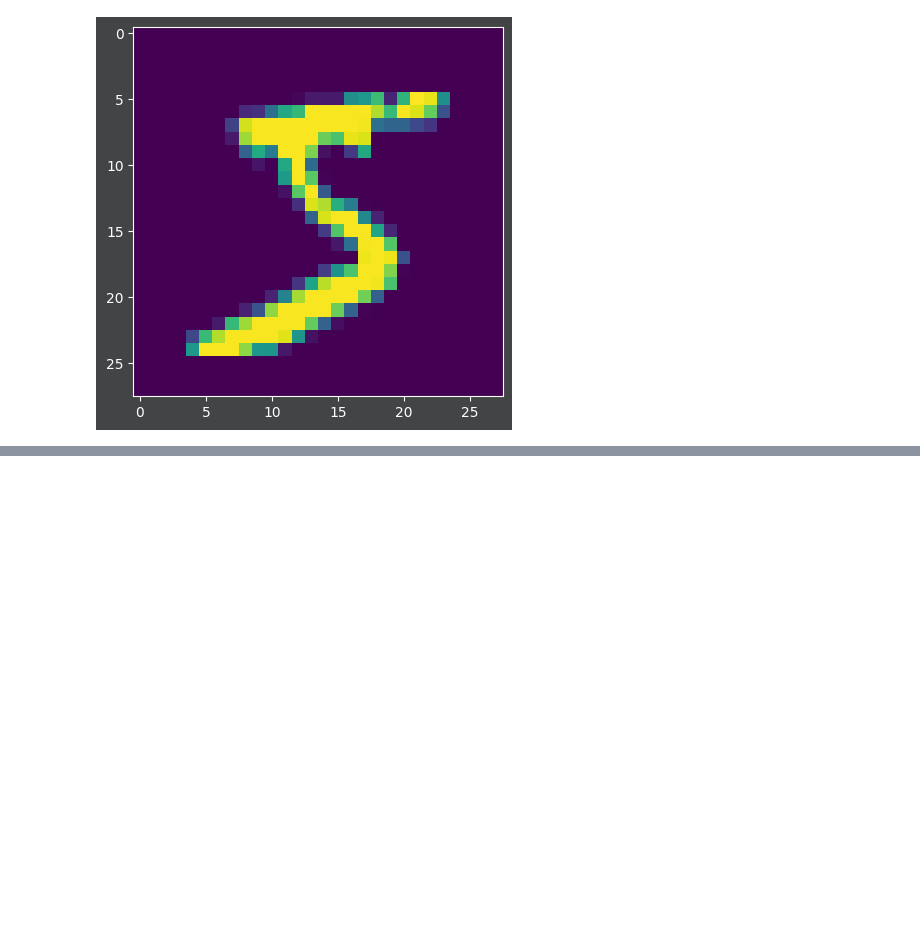
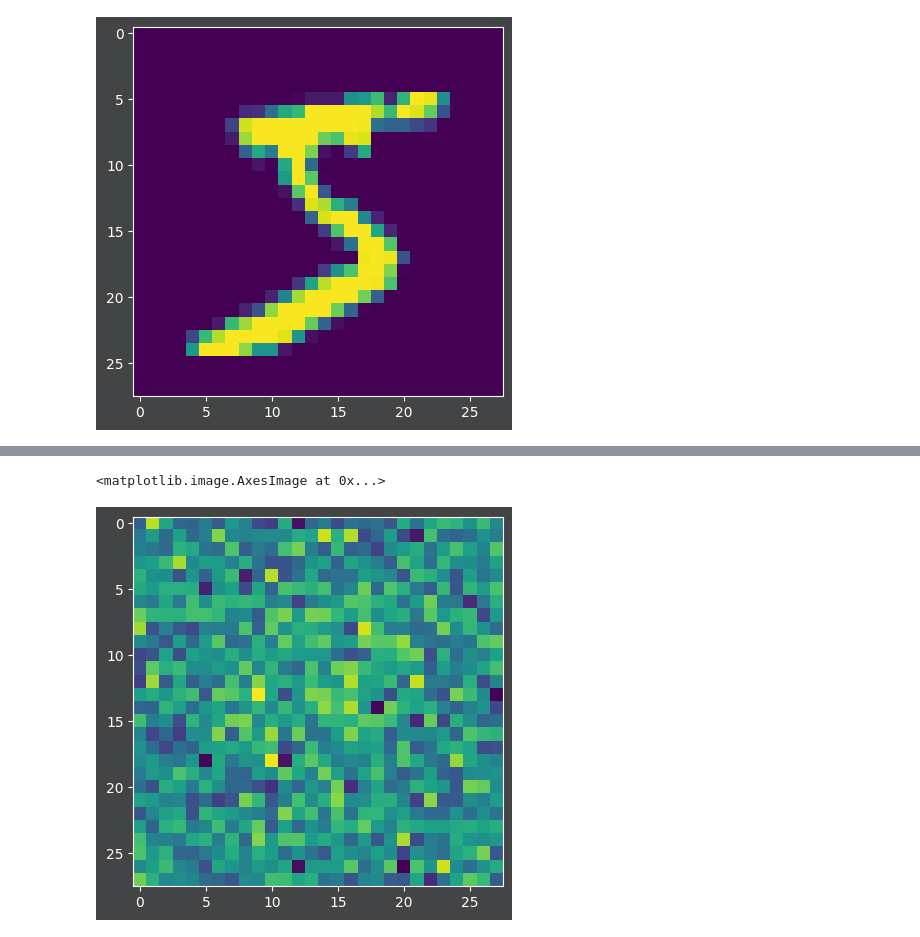
Before and after one commit to bogdankjastrzebski/BayesianDNNTrick, a Jupyter notebook: notebooks/BetterInvertibleNeuralNetworks.ipynb, the cells around one changed output, grey strips where cells are left out. Saved outputs shown, nothing was run; the diff lists cells and outputs as text; code cells hidden in the pictures; blank space fills up the shorter version.

```diff
--- a/BetterInvertibleNeuralNetworks.ipynb
+++ b/notebooks/BetterInvertibleNeuralNetworks.ipynb
@@ -306,4 +308,4 @@ def backward(params, Z, n=16):
     return Z
 # %%
 key = jax.random.PRNGKey(1022023)
-Z = jax.random.normal(key, shape=(1000,2))
+Z = jax.random.normal(key, shape=(8,784))
@@ -318,0 +312,2 @@ plt.scatter(X[:,0], X[:,1])
+# %%
+Xhat = backward(get_params(opt_state), Z, 16)
@@ -318,0 +326,5 @@ plt.scatter(X[:,0], X[:,1])
+# %%
+plt.imshow(Xhat[0, :].reshape(28,28))
+# %% [output]
+<matplotlib.image.AxesImage at 0x...>
+[figure, added]
```
Also changed, not shown: parts of 13 cells of this notebook, 2 other files.
